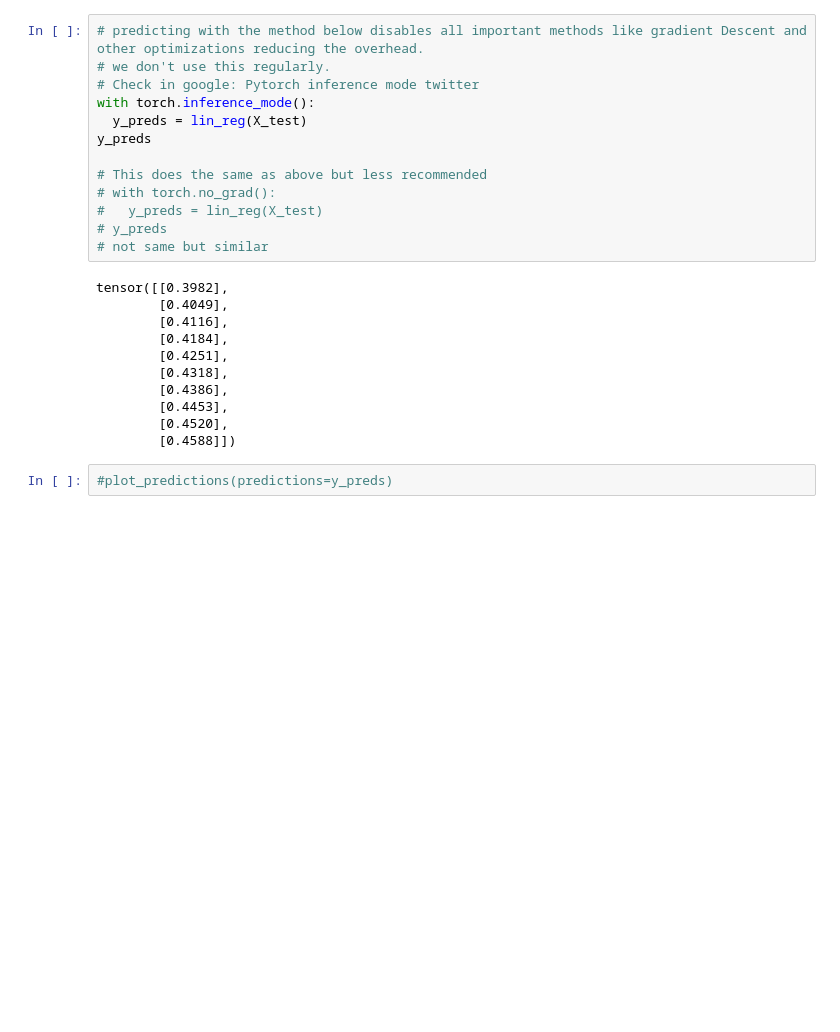
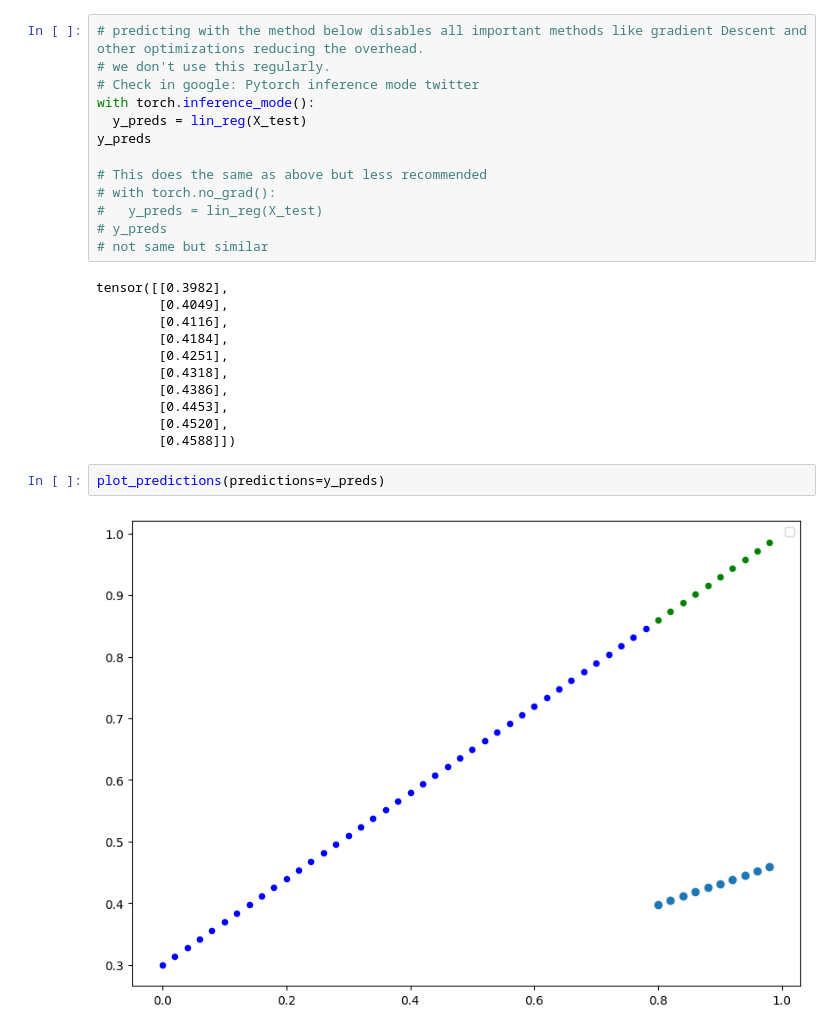
Before and after one commit to phani-x507/DeepLearning, a Jupyter notebook: 01_Pytorch_workfow.ipynb, the cells around one changed output. Saved outputs shown, nothing was run; the diff lists cells and outputs as text; blank space fills up the shorter version.

Commit message:
Plots Done

```diff
--- a/01_Pytorch_workfow.ipynb
+++ b/01_Pytorch_workfow.ipynb
@@ -159,4 +159,6 @@ tensor([[0.3982],
         [0.4520],
         [0.4588]])
 # %%
-#plot_predictions(predictions=y_preds)
+plot_predictions(predictions=y_preds)
+# %% [output]
+[figure, added]
```
